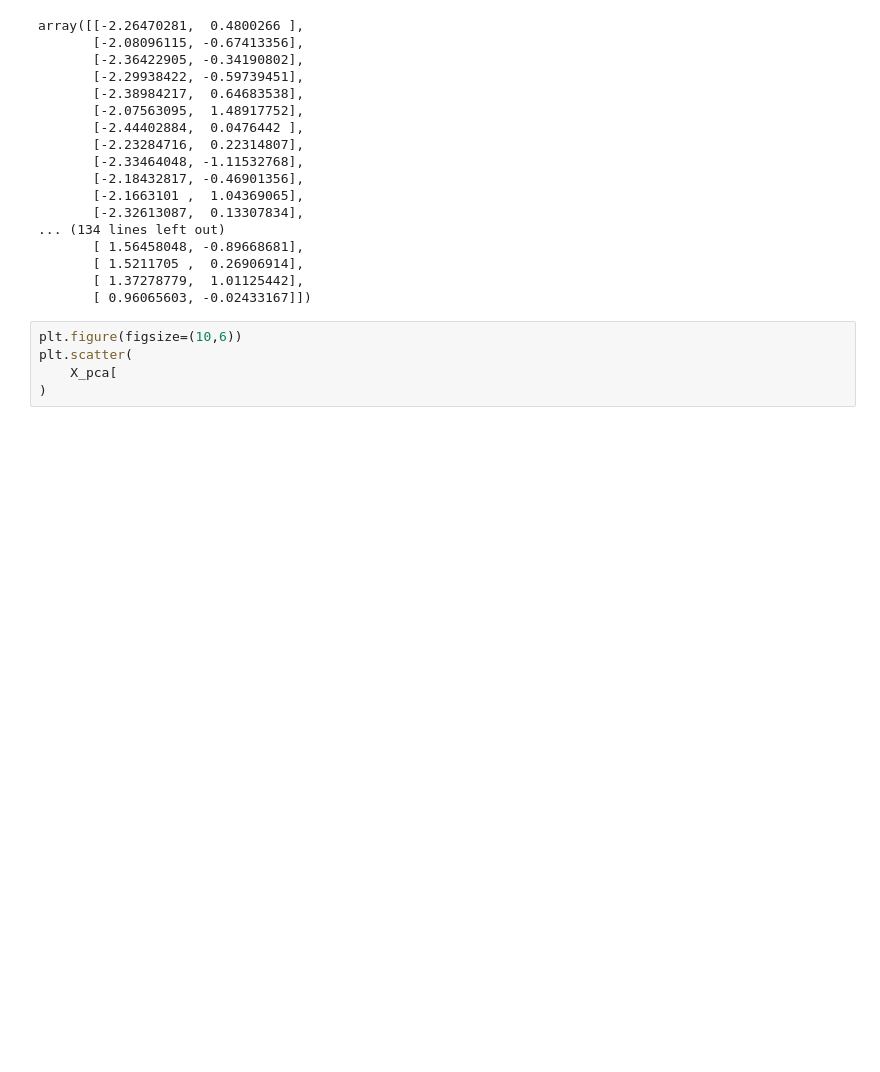
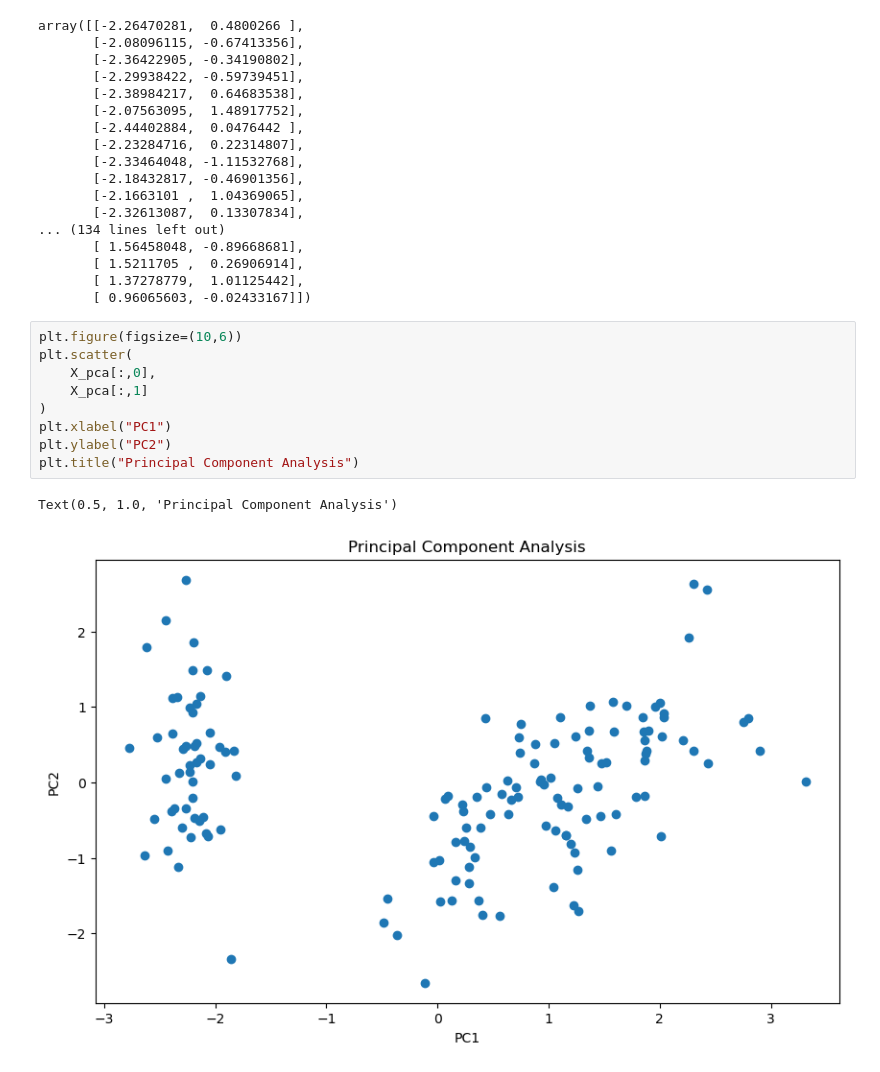
Before and after one commit to mihirgupta665/PRIME-AI-And-ML-, a Jupyter notebook: 8_UnSupervised_Learning/4_PCA/1_PCA.ipynb, the cells around one changed output. Saved outputs shown, nothing was run; the diff lists cells and outputs as text; blank space fills up the shorter version.

```diff
--- a/8_UnSupervised_Learning/4_PCA/1_PCA.ipynb
+++ b/8_UnSupervised_Learning/4_PCA/1_PCA.ipynb
@@ -97,5 +97,12 @@ array([[-2.26470281,  0.4800266 ],
 # %%
 plt.figure(figsize=(10,6))
 plt.scatter(
-    X_pca[
+    X_pca[:,0],
+    X_pca[:,1]
 )
+plt.xlabel("PC1")
+plt.ylabel("PC2")
+plt.title("Principal Component Analysis")
+# %% [output]
+Text(0.5, 1.0, 'Principal Component Analysis')
+[figure, added]
```
Also changed, not shown: 3 other files.
